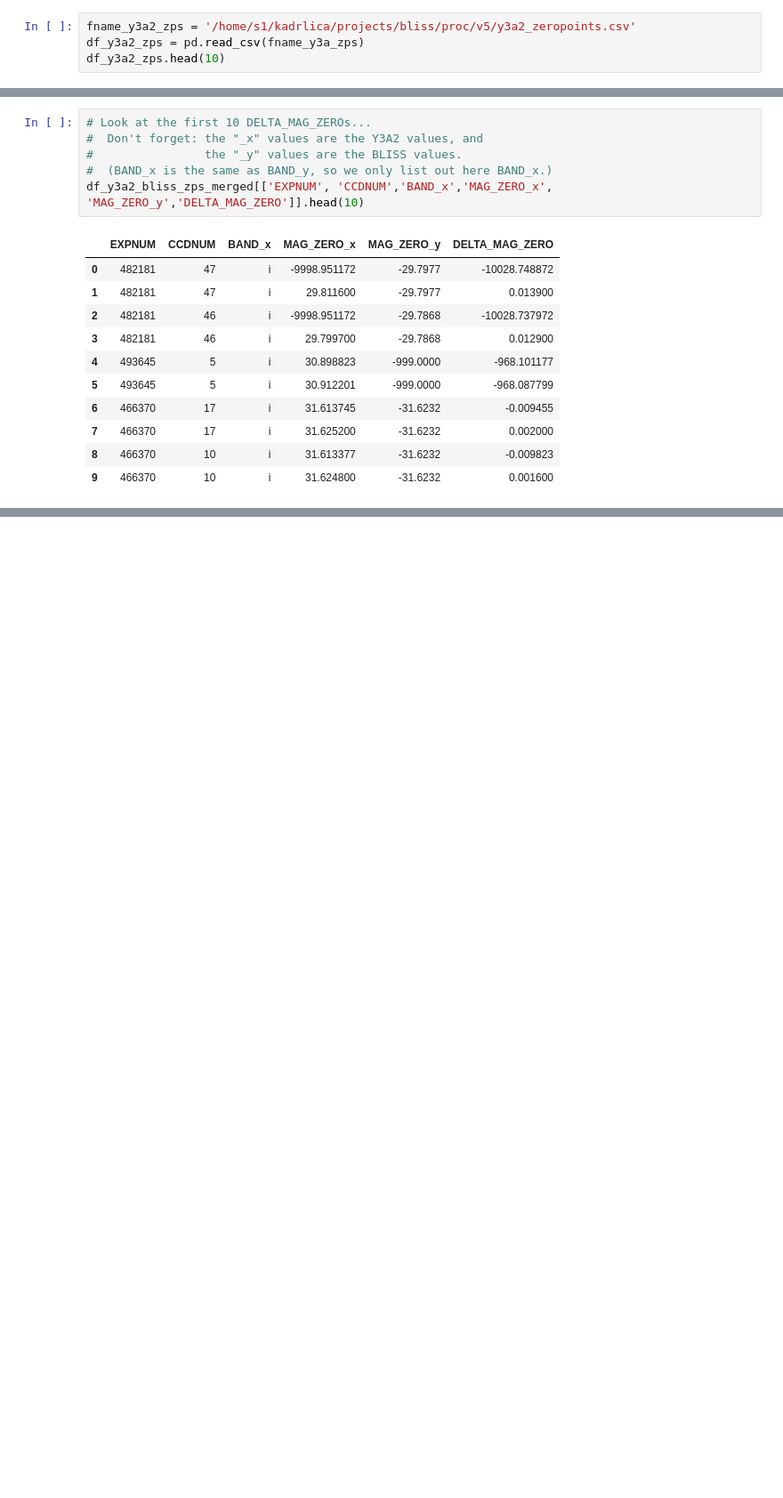
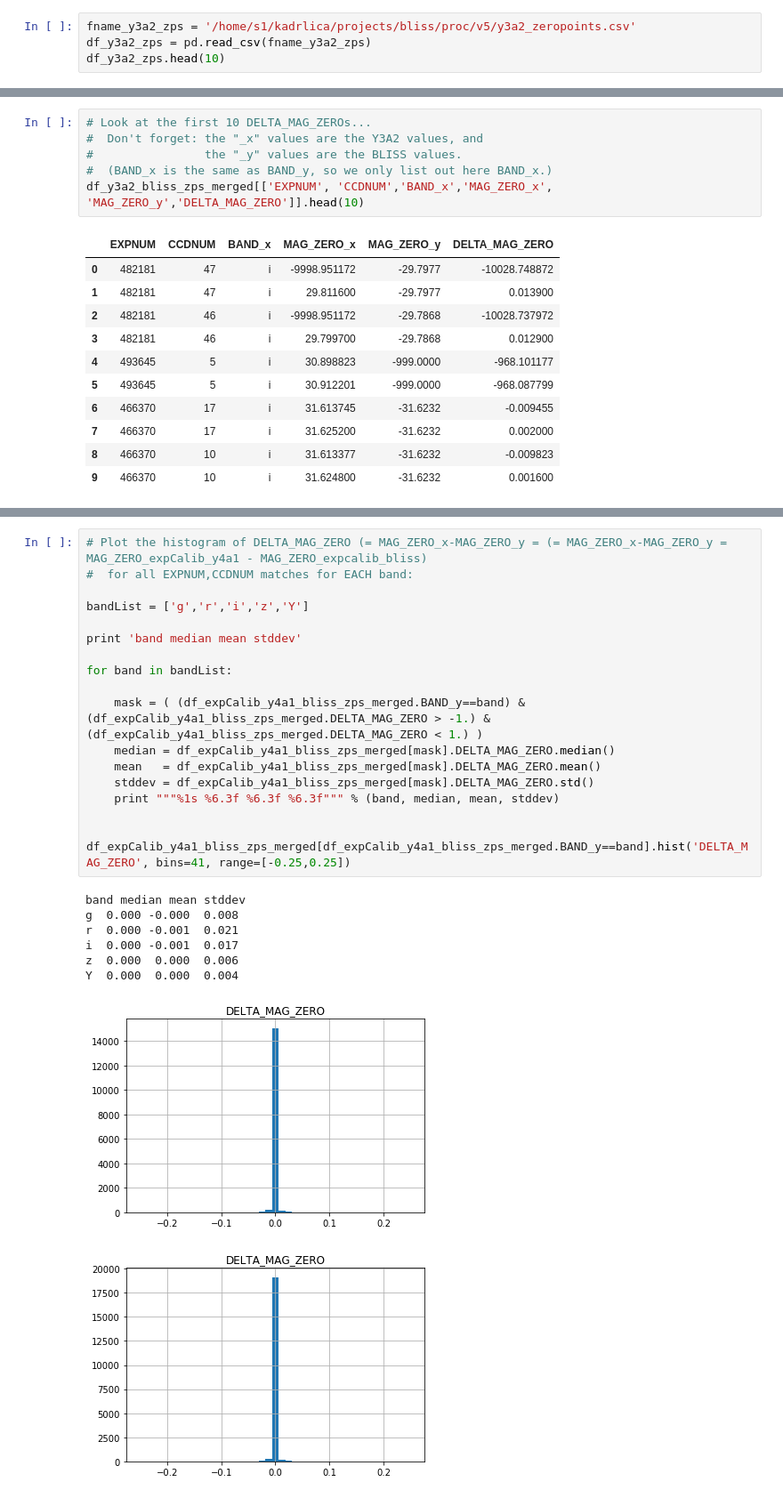
Before and after one commit to DouglasLeeTucker/DECam_PGCM, a Jupyter notebook: notebooks/BLISS_vs_Y3A2_ZPs.ipynb, the cells around one changed output, grey strips where cells are left out. Shown: that part at 89% size. Cells and saved outputs as stored; diff of their text form; blank space fills up the shorter version.

```diff
--- a/notebooks/BLISS_vs_Y3A2_ZPs.ipynb
+++ b/notebooks/BLISS_vs_Y3A2_ZPs.ipynb
@@ -173,7 +177,7 @@ Y  0.053  0.054  0.021
 Grab files from Alex's directory...
 # %%
 fname_y3a2_zps = '/home/s1/kadrlica/projects/bliss/proc/v5/y3a2_zeropoints.csv'
-df_y3a2_zps = pd.read_csv(fname_y3a_zps)
+df_y3a2_zps = pd.read_csv(fname_y3a2_zps)
 df_y3a2_zps.head(10)
 # %% [output]
 |  | EXPNUM | CCDNUM | BAND | MAG_ZERO | SIGMA_MAG_ZERO | FLAG |
@@ -316,0 +384,26 @@ Y  0.026  0.028  0.041
+# %%
+# Plot the histogram of DELTA_MAG_ZERO (= MAG_ZERO_x-MAG_ZERO_y = (= MAG_ZERO_x-MAG_ZERO_y = MAG_ZERO_expCalib_y4a1 - MAG_ZERO_expcalib_bliss)
+#  for all EXPNUM,CCDNUM matches for EACH band:
+
+bandList = ['g','r','i','z','Y']
+
+print 'band median mean stddev'
+
+for band in bandList:
+
+    mask = ( (df_expCalib_y4a1_bliss_zps_merged.BAND_y==band) & (df_expCalib_y4a1_bliss_zps_merged.DELTA_MAG_ZERO > -1.) & (df_expCalib_y4a1_bliss_zps_merged.DELTA_MAG_ZERO < 1.) )
+    median = df_expCalib_y4a1_bliss_zps_merged[mask].DELTA_MAG_ZERO.median()
+    mean   = df_expCalib_y4a1_bliss_zps_merged[mask].DELTA_MAG_ZERO.mean()
+    stddev = df_expCalib_y4a1_bliss_zps_merged[mask].DELTA_MAG_ZERO.std()
+    print """%1s %6.3f %6.3f %6.3f""" % (band, median, mean, stddev)
+
+    df_expCalib_y4a1_bliss_zps_merged[df_expCalib_y4a1_bliss_zps_merged.BAND_y==band].hist('DELTA_MAG_ZERO', bins=41, range=[-0.25,0.25])
+# %% [output]
+band median mean stddev
+g  0.000 -0.000  0.008
+r  0.000 -0.001  0.021
+i  0.000 -0.001  0.017
+z  0.000  0.000  0.006
+Y  0.000  0.000  0.004
+[figure, added]
+[figure, added]
```
Also changed, not shown: parts of 12 cells of this notebook.
